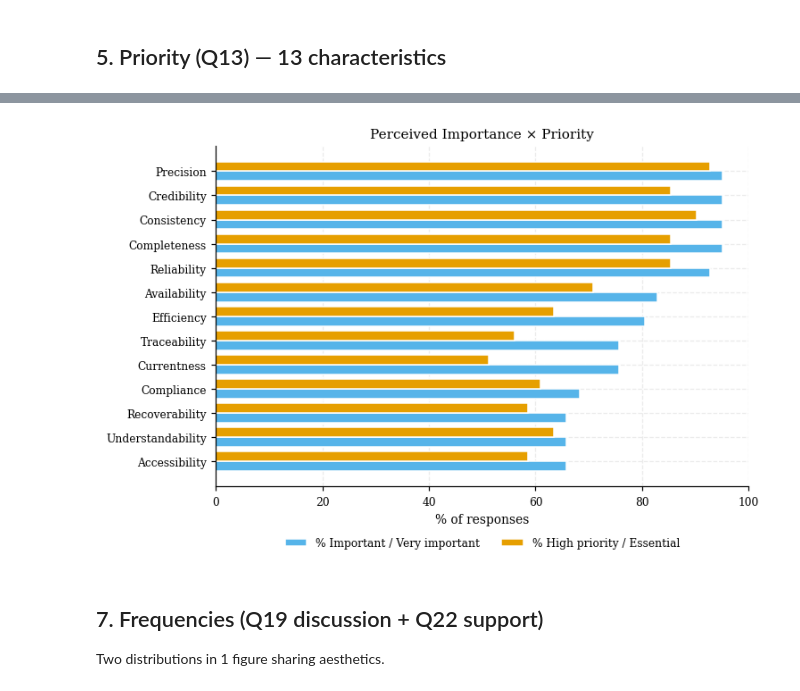
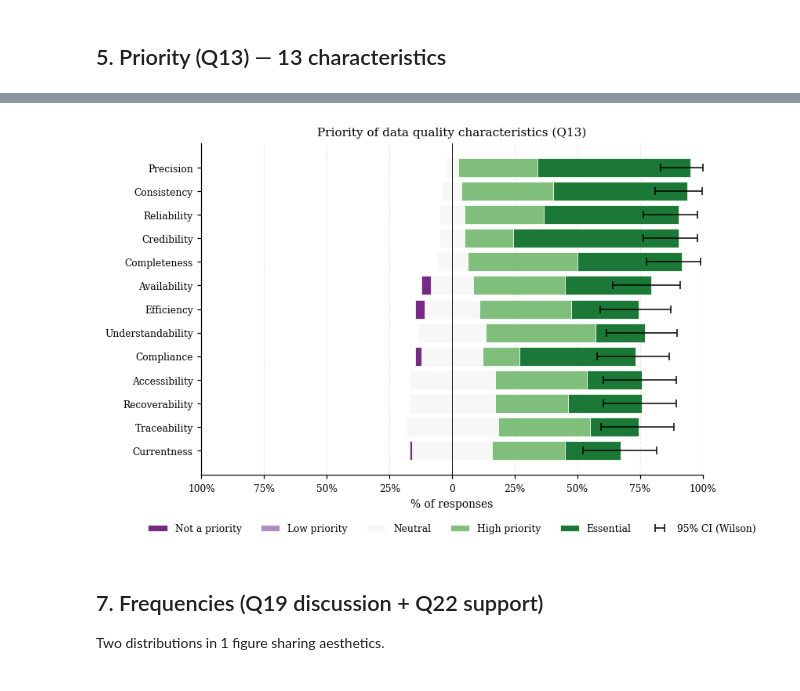
Before and after one commit to reset-ufc/data-quality-requirements-ml-systems, a Jupyter notebook: notebooks/02_descriptive.ipynb, the cells around one changed output, grey strips where cells are left out. Drawn from its saved outputs; the diff is of its cells as text; code cells hidden in the pictures.

```diff
--- a/notebooks/02_descriptive.ipynb
+++ b/notebooks/02_descriptive.ipynb
@@ -287,21 +405,22 @@ comp.round(1)
-# %%
-fig, ax = plt.subplots(figsize=(7.0, 4.5))
-y = np.arange(len(comp))
-h = 0.4
-ax.barh(y - h/2, comp["% Important/Very"], h,
-        color=U.PALETTE_WONG[2], label="% Important / Very important", edgecolor="white")
-ax.barh(y + h/2, comp["% High/Essential"], h,
-        color=U.PALETTE_WONG[1], label="% High priority / Essential", edgecolor="white")
-ax.set_yticks(y)
-ax.set_yticklabels(comp.index)
-ax.set_xlabel("% of responses")
-ax.set_xlim(0, 100)
-ax.set_title("Perceived Importance × Priority")
-ax.legend(loc="upper center", bbox_to_anchor=(0.5, -0.12), ncol=2, frameon=False)
-U.save_fig(fig, "importance_vs_priority")
-plt.show()
-# %% [output]
-[figure, removed]
+# %%
+_pri_items = list(U.CHARACTERISTICS_PT.keys())
+_pri_ci = _wilson_ci_df(
+    pri_long, "characteristic", "priority", _pri_items, top_levels=[4, 5]
+)
+fig = diverging_stacked(
+    pri_long,
+    item_col="characteristic",
+    value_col="priority",
+    item_labels=U.CHARACTERISTICS_PT,
+    level_labels=["Not a priority", "Low priority", "Neutral", "High priority", "Essential"],
+    title="Priority of data quality characteristics (Q13)",
+    figsize=(7.5, 5.0),
+    ci_df=_pri_ci,
+)
+U.save_fig(fig, "priority_diverging")
+plt.show()
+# %% [output]
+[figure, added]
 # %% [markdown]
 ## 7. Frequencies (Q19 discussion + Q22 support)
 
```
Also changed, not shown: parts of 22 cells of this notebook.
